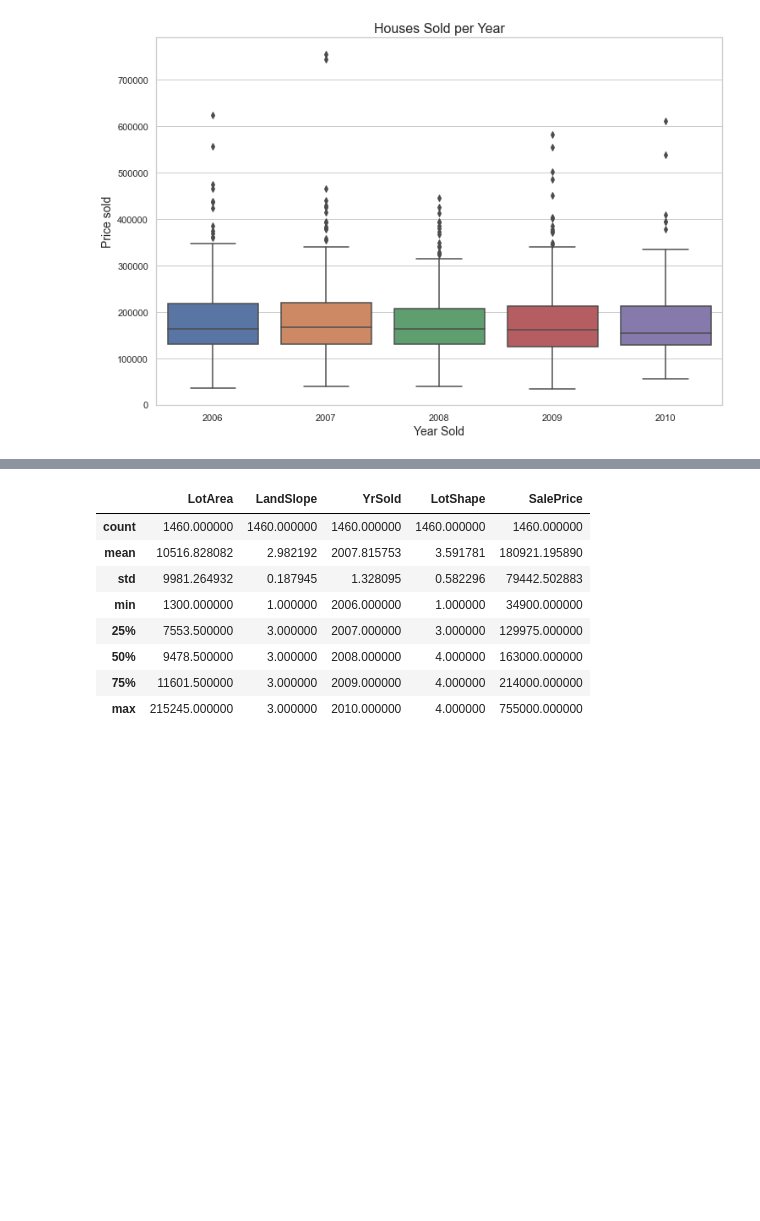
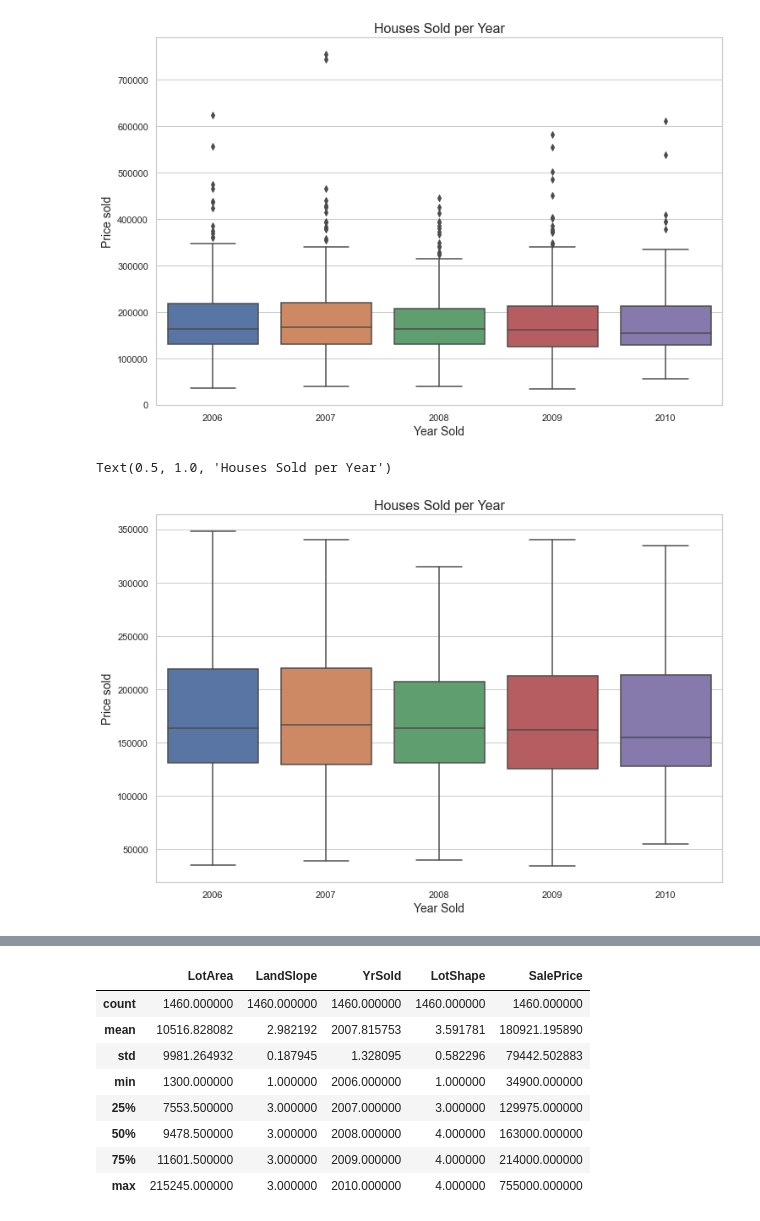
Before and after one commit to CS521-Burstein/final-project-alexmao0501, a Jupyter notebook: finalprojectv2.ipynb, the cells around one changed output, grey strips where cells are left out. Saved outputs shown, nothing was run; the diff lists cells and outputs as text; code cells hidden in the pictures; blank space fills up the shorter version.

```diff
--- a/finalprojectv2.ipynb
+++ b/finalprojectv2.ipynb
@@ -598,6 +598,15 @@ plt.title('Houses Sold per Year', fontsize=16)
 # %% [output]
 Text(0.5, 1.0, 'Houses Sold per Year')
 [figure]
+# %%
+plt.figure(figsize=(12,8))
+sns.boxplot(x='YrSold', y='SalePrice', data=housing,showfliers=False)
+plt.xlabel('Year Sold', fontsize=14)
+plt.ylabel('Price sold', fontsize=14)
+plt.title('Houses Sold per Year', fontsize=16)
+# %% [output]
+Text(0.5, 1.0, 'Houses Sold per Year')
+[figure, added]
 # %%
 plt.figure(figsize=(14,8))
 plt.style.use('seaborn-white')
```
Also changed, not shown: parts of 46 cells of this notebook.
